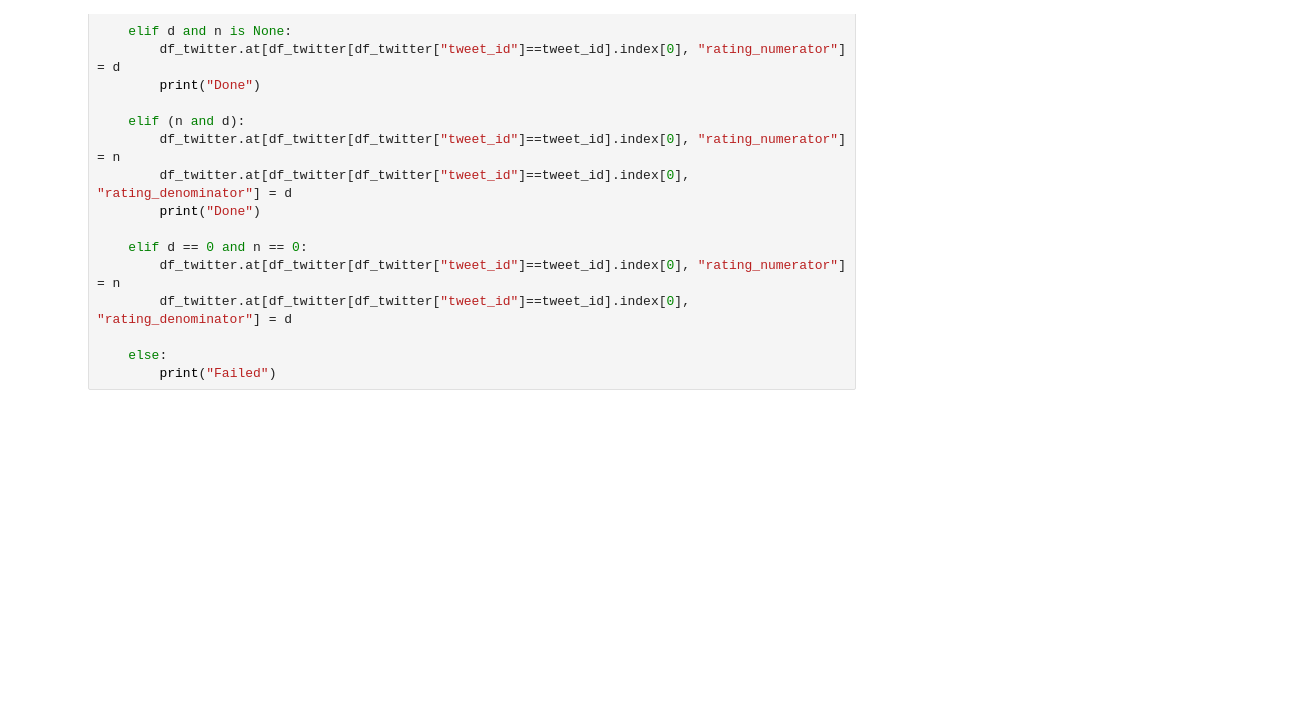
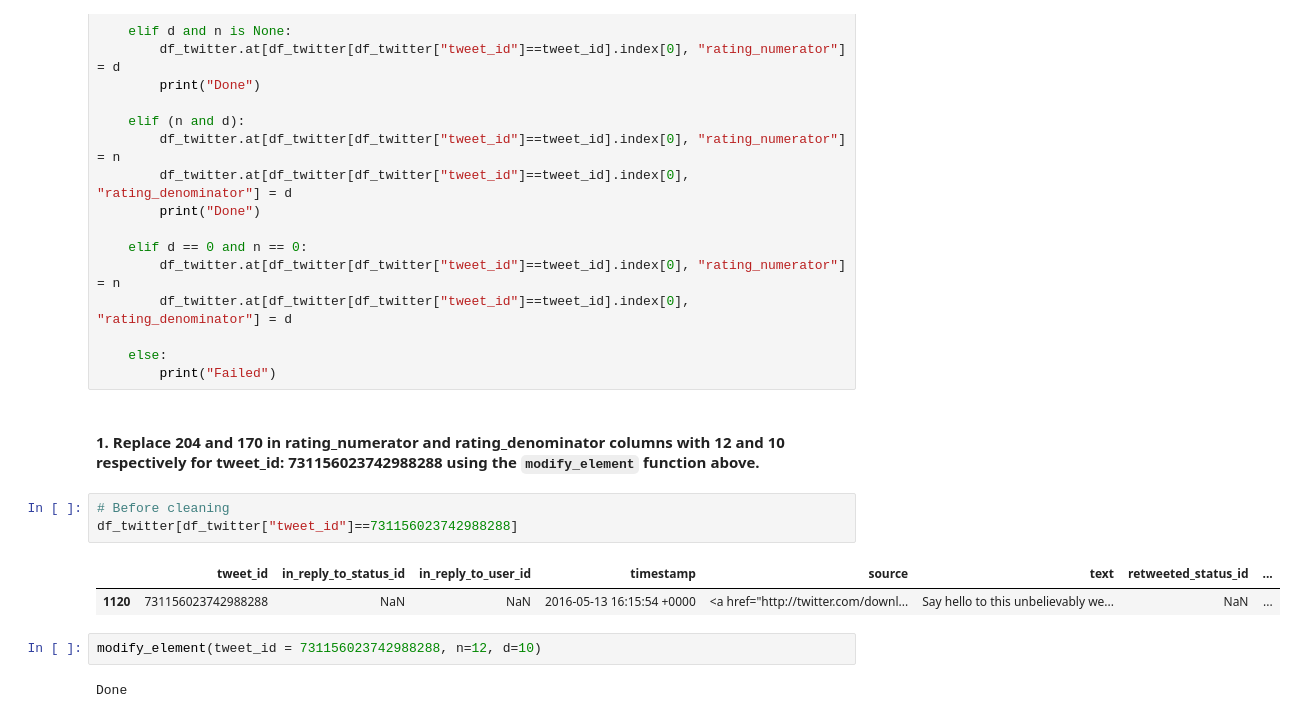
Before and after one commit to PatrickEmmanuel/WeRateDods-Data-Wrangling-Act, a Jupyter notebook: Data-wrangle-act.ipynb, the cells around one changed output. Drawn from its saved outputs; the diff is of its cells as text; blank space fills up the shorter version.

```diff
--- a/Data-wrangle-act.ipynb
+++ b/Data-wrangle-act.ipynb
@@ -654,3 +654,15 @@ def modify_element(tweet_id, n=None, d=None):
 
     else:
         print("Failed")
+# %% [markdown]
+#### 1. Replace 204 and 170 in rating_numerator and rating_denominator columns with 12 and 10 respectively  for tweet_id: 731156023742988288 using the `modify_element` function above.
+# %%
+# Before cleaning
+df_twitter[df_twitter["tweet_id"]==731156023742988288]
+# %% [output]
+|  | tweet_id | in_reply_to_status_id | in_reply_to_user_id | timestamp | source | text | retweeted_status_id | ... |
+| 1120 | 731156023742988288 | NaN | NaN | 2016-05-13 16:15:54 +0000 | <a href="http://twitter.com/downl... | Say hello to this unbelievably we... | NaN | ... |
+# %%
+modify_element(tweet_id = 731156023742988288, n=12, d=10)
+# %% [output]
+Done
```
Also changed, not shown: parts of 80 cells of this notebook.
